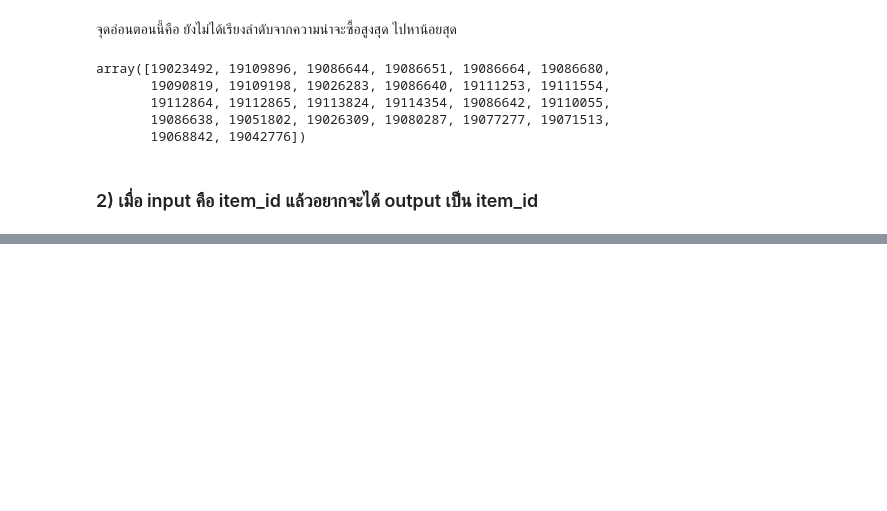
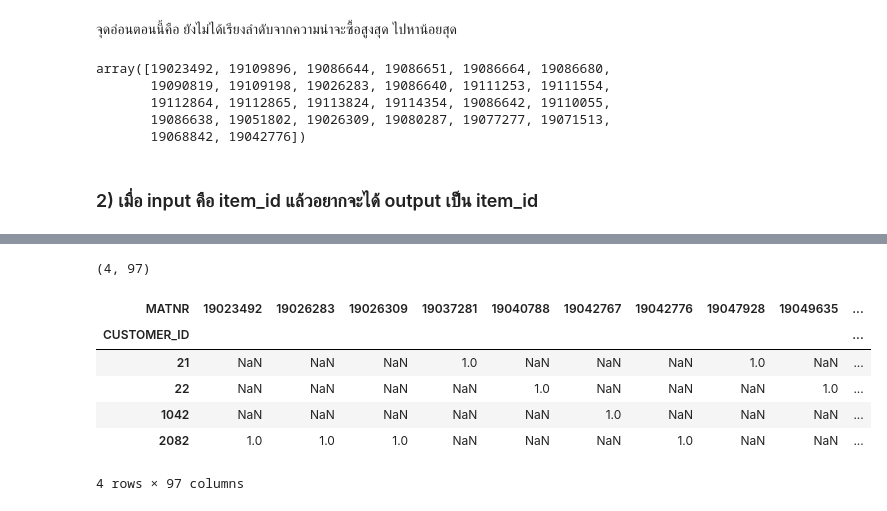
Before and after one commit to Kanbc/recommender-systems, a Jupyter notebook: 5_promissing_models/collaborative-filtering/items-based/sb_model.ipynb, the cells around one changed output, grey strips where cells are left out. Drawn from its saved outputs; the diff is of its cells as text; code cells hidden in the pictures; blank space fills up the shorter version.

```diff
--- a/5_promissing_models/collaborative-filtering/items-based/sb_model.ipynb
+++ b/5_promissing_models/collaborative-filtering/items-based/sb_model.ipynb
@@ -343,0 +392,13 @@ plt.show()
+# %%
+pivot_table2 = grouped[0:100].pivot(index='CUSTOMER_ID', columns='MATNR', values='QUANTITY')
+print(pivot_table2.shape)
+pivot_table2.head()
+# %% [output]
+(4, 97)
+| MATNR | 19023492 | 19026283 | 19026309 | 19037281 | 19040788 | 19042767 | 19042776 | 19047928 | 19049635 | ... |
+| CUSTOMER_ID |  |  |  |  |  |  |  |  |  | ... |
+| 21 | NaN | NaN | NaN | 1.0 | NaN | NaN | NaN | 1.0 | NaN | ... |
+| 22 | NaN | NaN | NaN | NaN | 1.0 | NaN | NaN | NaN | 1.0 | ... |
+| 1042 | NaN | NaN | NaN | NaN | NaN | 1.0 | NaN | NaN | NaN | ... |
+| 2082 | 1.0 | 1.0 | 1.0 | NaN | NaN | NaN | 1.0 | NaN | NaN | ... |
+4 rows × 97 columns
```
Also changed, not shown: parts of 16 cells of this notebook.
